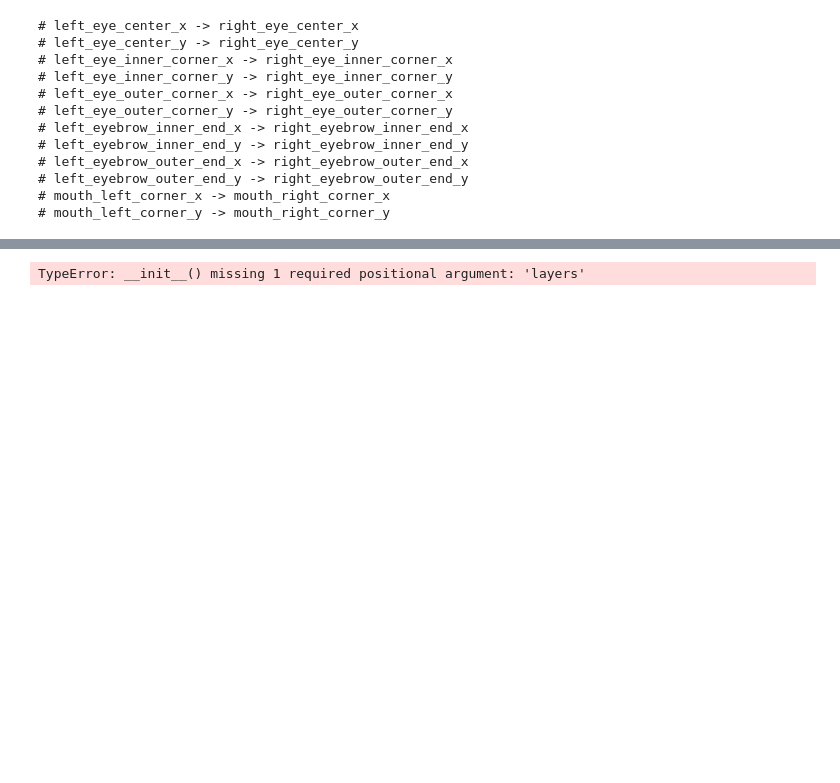
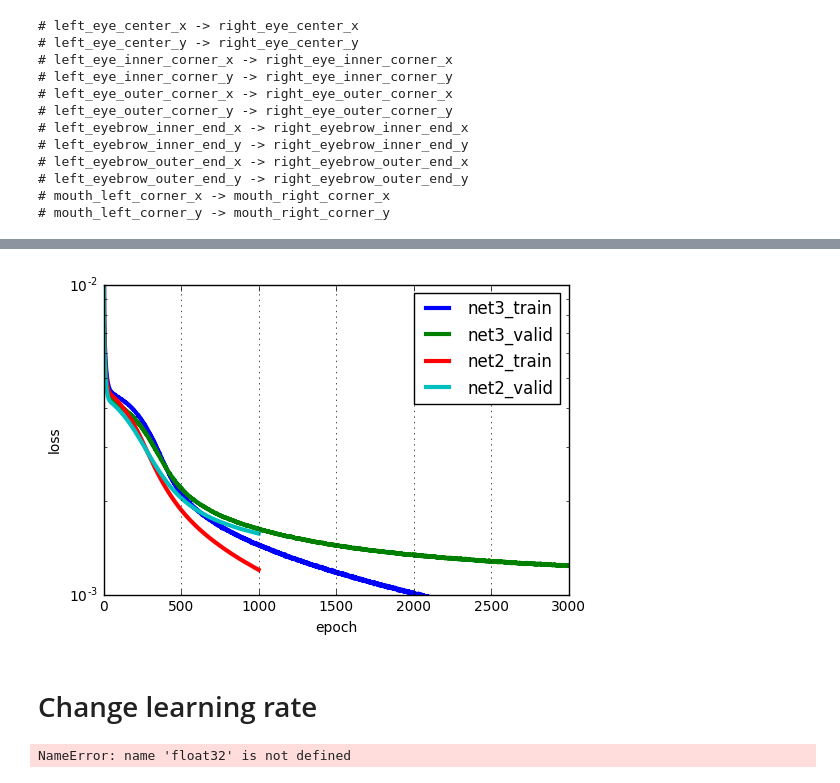
Before and after one commit to tingwenbao/Facial_KeyPoints_Detection, a Jupyter notebook: Baseline_Tingwen/Facial_Keypoints_Detection_Baseline_Tingwen.ipynb, the cells around one changed output, grey strips where cells are left out. Drawn from its saved outputs; the diff is of its cells as text; code cells hidden in the pictures; blank space fills up the shorter version.

```diff
--- a/Baseline_Tingwen/Facial_Keypoints_Detection_Baseline_Tingwen.ipynb
+++ b/Baseline_Tingwen/Facial_Keypoints_Detection_Baseline_Tingwen.ipynb
@@ -476 +500,22 @@ ImportError: No module named 'cPickle'
+# %%
+# plot
+net3_train_loss = np.array([i["train_loss"] for i in net3.train_history_])
+net3_valid_loss = np.array([i["valid_loss"] for i in net3.train_history_])
+net2_train_loss = np.array([i["train_loss"] for i in net2.train_history_])
+net2_valid_loss = np.array([i["valid_loss"] for i in net2.train_history_])
+pyplot.plot(net3_train_loss, linewidth=3, label="net3_train")
+pyplot.plot(net3_valid_loss, linewidth=3, label="net3_valid")
+pyplot.plot(net2_train_loss, linewidth=3, label="net2_train")
+pyplot.plot(net2_valid_loss, linewidth=3, label="net2_valid")
+pyplot.grid()
+pyplot.legend()
+pyplot.xlabel("epoch")
+pyplot.ylabel("loss")
+pyplot.ylim(1e-3, 1e-2)
+pyplot.yscale("log")
+pyplot.show()
+# %% [output]
+[figure, added]
+# %% [markdown]
+# Change learning rate
 # %%
@@ -489,6 +537,25 @@ class AdjustVariable(object):
         getattr(nn, self.name).set_value(new_value)
 # %%
 net4 = NeuralNet(
+    layers=[
+        ('input', layers.InputLayer),
+        ('conv1', layers.Conv2DLayer),
+        ('pool1', layers.MaxPool2DLayer),
+        ('conv2', layers.Conv2DLayer),
+        ('pool2', layers.MaxPool2DLayer),
+        ('conv3', layers.Conv2DLayer),
+        ('pool3', layers.MaxPool2DLayer),
+        ('hidden4', layers.DenseLayer),
+        ('hidden5', layers.DenseLayer),
+        ('output', layers.DenseLayer),
+        ],
+    input_shape=(None, 1, 96, 96),
+    conv1_num_filters=32, conv1_filter_size=(3, 3), pool1_pool_size=(2, 2),
+    conv2_num_filters=64, conv2_filter_size=(2, 2), pool2_pool_size=(2, 2),
+    conv3_num_filters=128, conv3_filter_size=(2, 2), pool3_pool_size=(2, 2),
+    hidden4_num_units=500, hidden5_num_units=500,
+    output_num_units=30, output_nonlinearity=None,
+
     # ...
     update_learning_rate=theano.shared(float32(0.03)),
     update_momentum=theano.shared(float32(0.9)),
@@ -505,8 +572,5 @@ net4 = NeuralNet(
 
 X, y = load2d()
 net4.fit(X, y)
-
-with open('net4.pickle', 'wb') as f:
-    pickle.dump(net4, f, -1)
 # %% [output]
-TypeError: __init__() missing 1 required positional argument: 'layers'
+NameError: name 'float32' is not defined
```
Also changed, not shown: parts of 13 cells of this notebook, 2 other files.
